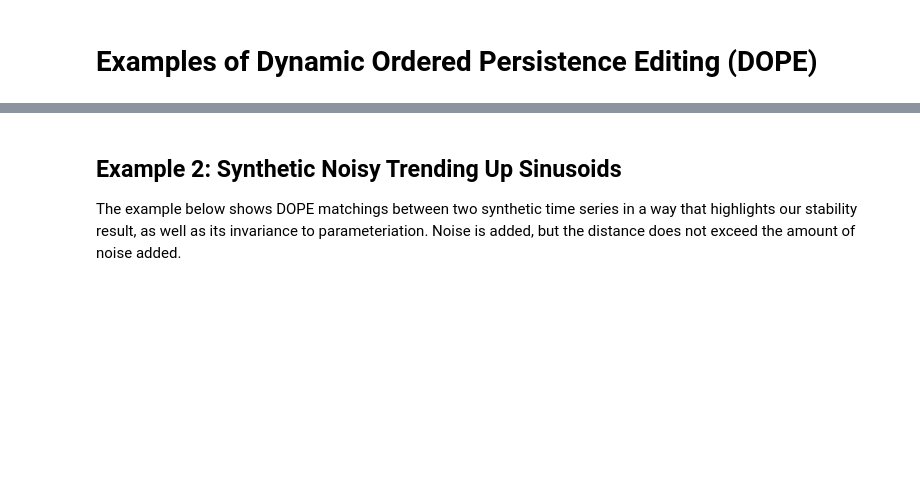
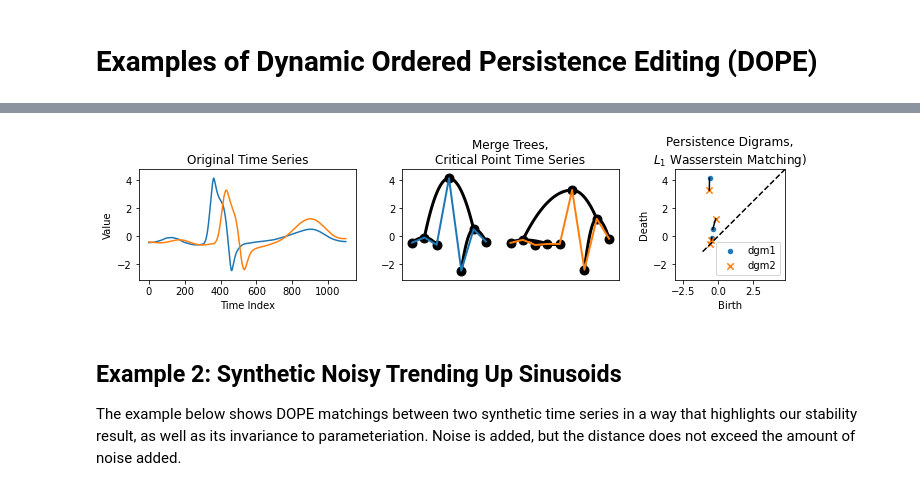
Before and after one commit to UrsinusREU2022MergeTrees/MergeTrees, a Jupyter notebook: notebooks/DOPE_Basics.ipynb, the cells around one changed output, grey strips where cells are left out. Drawn from its saved outputs; the diff is of its cells as text; code cells hidden in the pictures; blank space fills up the shorter version.

```diff
--- a/notebooks/DOPE_Basics.ipynb
+++ b/notebooks/DOPE_Basics.ipynb
@@ -45,0 +115,83 @@ plot_dope_matching(x, y, xc, xs, xc_idx, yc, ys, yc_idx, cost, xdel, ydel, plot_
+# %%
+def plot_ts_with_mergetrees(dataset, i, j, smooth_kernel, istart, iend):
+    res = pyts.datasets.fetch_ucr_dataset(dataset)
+    idx = np.argsort(res['target_train'])
+    X = res['data_train'][idx, :]
+    #print(dataset, res["DESCR"])
+
+    circular = False
+    fac = 0.45
+    plt.figure(figsize=(fac*22, fac*6))
+
+    x = X[i, :]
+    x = x[~np.isnan(x)]
+    if smooth_kernel > 0:
+        x = mean_filt(x, smooth_kernel)
+    if iend:
+        x = x[istart:iend]
+    x = znormalize(x)
+    xc, xs, xc_idx = get_crit_timeseries(x, circular)
+
+    y = X[j, :]
+    y = y[~np.isnan(y)]
+    if smooth_kernel > 0:
+        y = mean_filt(y, smooth_kernel)
+    if iend:
+        y = y[istart:iend]
+    y = znormalize(y)
+    yc, ys, yc_idx = get_crit_timeseries(y, circular)
+
+
+    MTx = MergeTree(x)
+    MTy = MergeTree(y)
+
+    wass_cost, matching = wasserstein(MTx.PD, MTy.PD, matching=True)
+
+    yvals = np.unique(MTx.get_rep_timeseries()['ys'])
+    yvals = np.concatenate((yvals, np.unique(MTy.get_rep_timeseries()['ys'])))
+    yvals = np.sort(np.unique(yvals))
+    dy = yvals[-1] - yvals[0]
+
+    plt.subplot2grid((1, 8), (0, 0), colspan=3)
+    plt.plot(x)
+    plt.plot(y)
+    #plt.yticks(yvals, [chr(ord('a')+i) for i in range(yvals.size)])
+    plt.ylim(yvals[0]-0.1*dy, yvals[-1]+0.1*dy)
+    plt.title("Original Time Series")
+    plt.xlabel("Time Index")
+    plt.ylabel("Value")
+
+    #plt.subplot(142)
+    #MTx.plot(False)
+    #plt.plot(x, linewidth=2)
+
+    offset = 8
+    pointsize = 80
+    plt.subplot2grid((1, 8), (0, 3), colspan=3)
+    MTx.plot(True, {"color":"k", "pointsize":pointsize})
+    plt.plot(MTx.crit, c='C0', linewidth=2, zorder=10)
+    MTy.plot(True, params={"offset":np.array([offset, 0]), "color":"k", "pointsize":pointsize})
+    plt.plot(np.arange(MTy.crit.size)+offset, MTy.crit, c='C1', linewidth=2, zorder=10)
+    plt.ylim(yvals[0]-0.1*dy, yvals[-1]+0.1*dy)
+    plt.title("Merge Trees,\nCritical Point Time Series")
+    plt.gca().set_xticks([])
+
+    plt.subplot2grid((1, 8), (0, 6), colspan=2)
+    plot_wasserstein_matching(MTx.PD, MTy.PD, matching)
+    plt.xlim(yvals[0]-0.1*dy, yvals[-1]+0.1*dy)
+    plt.ylim(yvals[0]-0.1*dy, yvals[-1]+0.1*dy)
+    plt.title("Persistence Digrams,\n$L_1$ Wasserstein Matching)")
+    print("wass_cost", wass_cost)
+
+    plt.tight_layout()
+
+
+dataset = "CinCECGtorso"
+i = 16
+j = 28
+smooth_kernel = 100
+istart = 300
+iend = 1400
+plot_ts_with_mergetrees(dataset, i, j, smooth_kernel, istart, iend)
+plt.savefig("ECGConcept.svg", bbox_inches='tight')
+# %% [output]
@@ -46,3 +199,4 @@ plot_dope_matching(x, y, xc, xs, xc_idx, yc, ys, yc_idx, cost, xdel, ydel, plot_
+[figure, added]
 # %% [markdown]
 ## Example 2: Synthetic Noisy Trending Up Sinusoids
 
```
Also changed, not shown: parts of 7 cells of this notebook, 2 other files.
